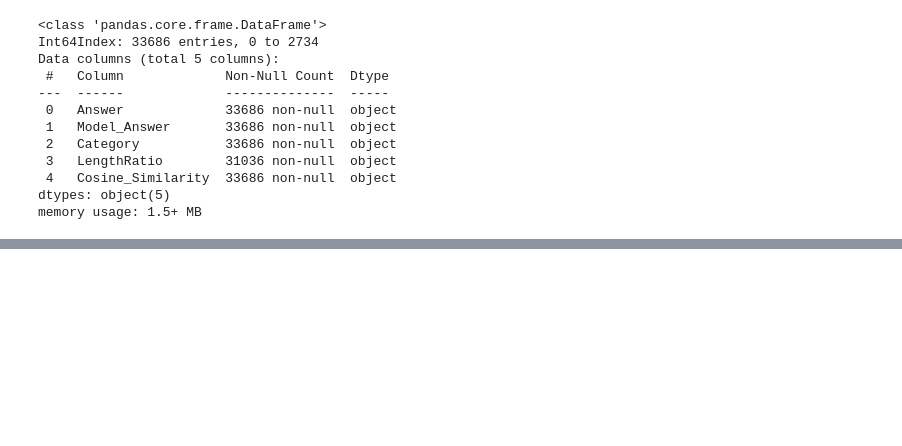
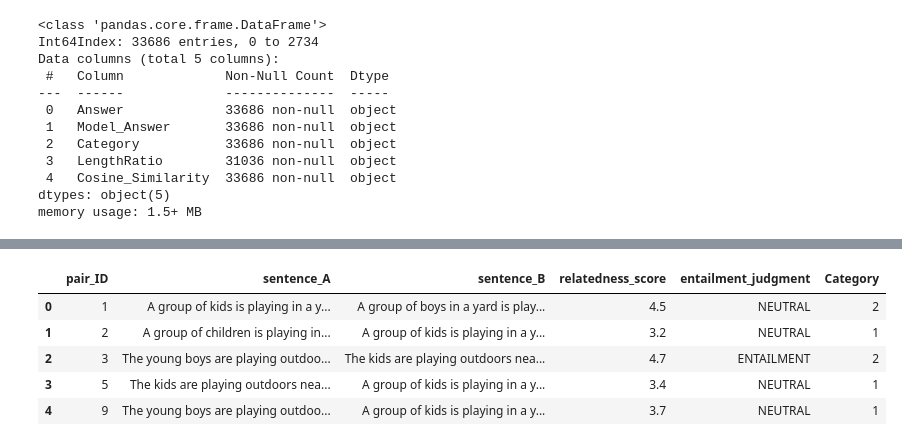
Before and after one commit to Research-Recruit-AI-SLIIT/Research-Codebase, a Jupyter notebook: Knowledge and Attitude Evaluation/Answer Evaluation/Data/datapreprocess.ipynb, the cells around one changed output, grey strips where cells are left out. Cells and saved outputs as stored; diff of their text form; code cells hidden in the pictures; blank space fills up the shorter version.

```diff
--- a/Knowledge and Attitude Evaluation/Answer Evaluation/Data/datapreprocess.ipynb
+++ b/Knowledge and Attitude Evaluation/Answer Evaluation/Data/datapreprocess.ipynb
@@ -164,0 +211,11 @@ data = pd.read_csv('../Data/improvedds_v3.csv', encoding="ISO-8859-1")
+# %%
+#load the file newds12 text file
+data = pd.read_csv('../Data/newds12.txt', sep='\t')
+# %%
+#if relatedness_score >= 4 then category = 2
+#if relatedness_score >=3 and relatedness_score < 4 then category = 1
+#if relatedness_score < 3 then category = 0
+
+data['Category'] = data['relatedness_score'].apply(lambda x: 2 if x >= 4 else (1 if x >= 3 and x < 4 else 0))
+data['Model_Answer'] = data['sentence_A']
+data['Answer'] = data['sentence_B']
@@ -164,0 +263,9 @@ data = pd.read_csv('../Data/improvedds_v3.csv', encoding="ISO-8859-1")
+# %%
+display(data.head())
+# %% [output]
+|  | pair_ID | sentence_A | sentence_B | relatedness_score | entailment_judgment | Category |
+| 0 | 1 | A group of kids is playing in a y... | A group of boys in a yard is play... | 4.5 | NEUTRAL | 2 |
+| 1 | 2 | A group of children is playing in... | A group of kids is playing in a y... | 3.2 | NEUTRAL | 1 |
+| 2 | 3 | The young boys are playing outdoo... | The kids are playing outdoors nea... | 4.7 | ENTAILMENT | 2 |
+| 3 | 5 | The kids are playing outdoors nea... | A group of kids is playing in a y... | 3.4 | NEUTRAL | 1 |
+| 4 | 9 | The young boys are playing outdoo... | A group of kids is playing in a y... | 3.7 | NEUTRAL | 1 |
```
Also changed, not shown: parts of 12 cells of this notebook, 18 other files.
